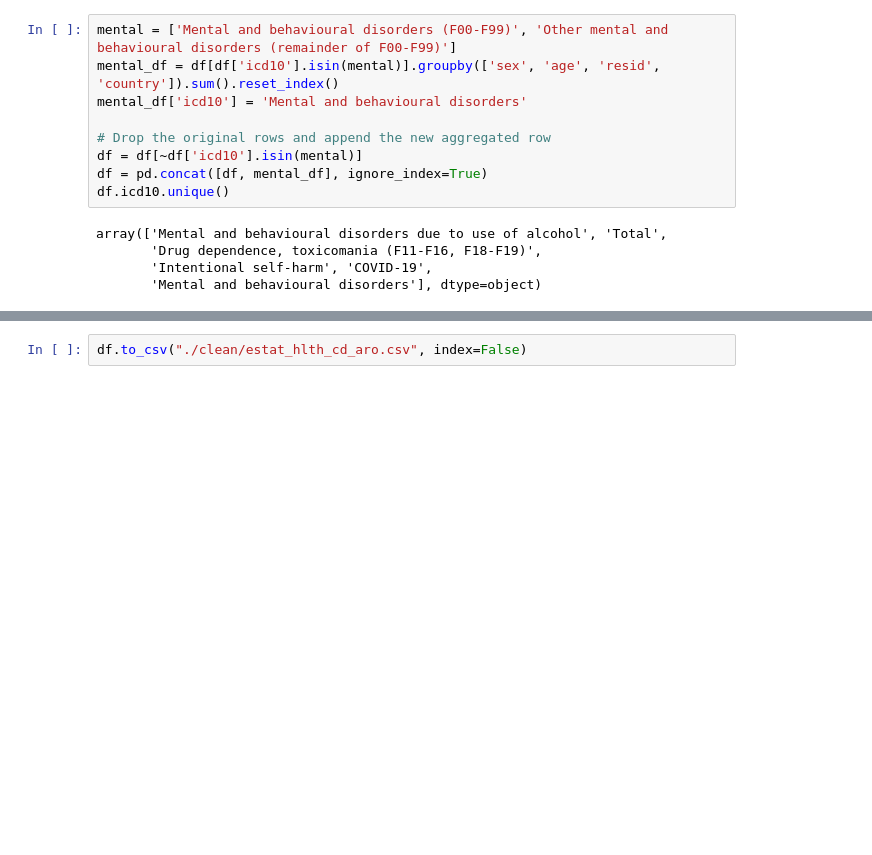
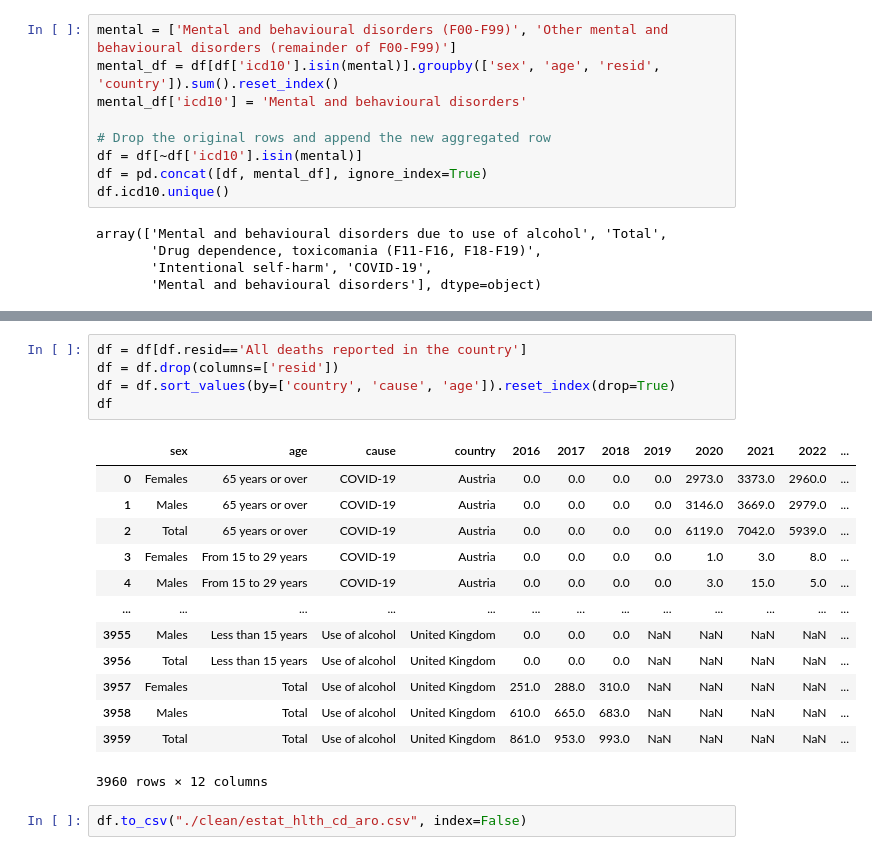
Before and after one commit to ChristianParodi/tristimuli-final-project, a Jupyter notebook: dataset/MENTAL_HEALTH/preprocess_mental.ipynb, the cells around one changed output, grey strips where cells are left out. Saved outputs shown, nothing was run; the diff lists cells and outputs as text; blank space fills up the shorter version.

```diff
--- a/dataset/MENTAL_HEALTH/preprocess_mental.ipynb
+++ b/dataset/MENTAL_HEALTH/preprocess_mental.ipynb
@@ -120,3 +123,22 @@ df.head()
+# %%
+df = df[df.resid=='All deaths reported in the country']
+df = df.drop(columns=['resid'])
+df = df.sort_values(by=['country', 'cause', 'age']).reset_index(drop=True)
+df
+# %% [output]
+|  | sex | age | cause | country | 2016 | 2017 | 2018 | 2019 | 2020 | 2021 | 2022 | ... |
+| 0 | Females | 65 years or over | COVID-19 | Austria | 0.0 | 0.0 | 0.0 | 0.0 | 2973.0 | 3373.0 | 2960.0 | ... |
+| 1 | Males | 65 years or over | COVID-19 | Austria | 0.0 | 0.0 | 0.0 | 0.0 | 3146.0 | 3669.0 | 2979.0 | ... |
+| 2 | Total | 65 years or over | COVID-19 | Austria | 0.0 | 0.0 | 0.0 | 0.0 | 6119.0 | 7042.0 | 5939.0 | ... |
+| 3 | Females | From 15 to 29 years | COVID-19 | Austria | 0.0 | 0.0 | 0.0 | 0.0 | 1.0 | 3.0 | 8.0 | ... |
+| 4 | Males | From 15 to 29 years | COVID-19 | Austria | 0.0 | 0.0 | 0.0 | 0.0 | 3.0 | 15.0 | 5.0 | ... |
+| ... | ... | ... | ... | ... | ... | ... | ... | ... | ... | ... | ... | ... |
+| 3955 | Males | Less than 15 years | Use of alcohol | United Kingdom | 0.0 | 0.0 | 0.0 | NaN | NaN | NaN | NaN | ... |
+| 3956 | Total | Less than 15 years | Use of alcohol | United Kingdom | 0.0 | 0.0 | 0.0 | NaN | NaN | NaN | NaN | ... |
+| 3957 | Females | Total | Use of alcohol | United Kingdom | 251.0 | 288.0 | 310.0 | NaN | NaN | NaN | NaN | ... |
+| 3958 | Males | Total | Use of alcohol | United Kingdom | 610.0 | 665.0 | 683.0 | NaN | NaN | NaN | NaN | ... |
+| 3959 | Total | Total | Use of alcohol | United Kingdom | 861.0 | 953.0 | 993.0 | NaN | NaN | NaN | NaN | ... |
+3960 rows × 12 columns
 # %%
 df.to_csv("./clean/estat_hlth_cd_aro.csv", index=False)
 # %%
```
Also changed, not shown: parts of 4 cells of this notebook, 2 other files.
